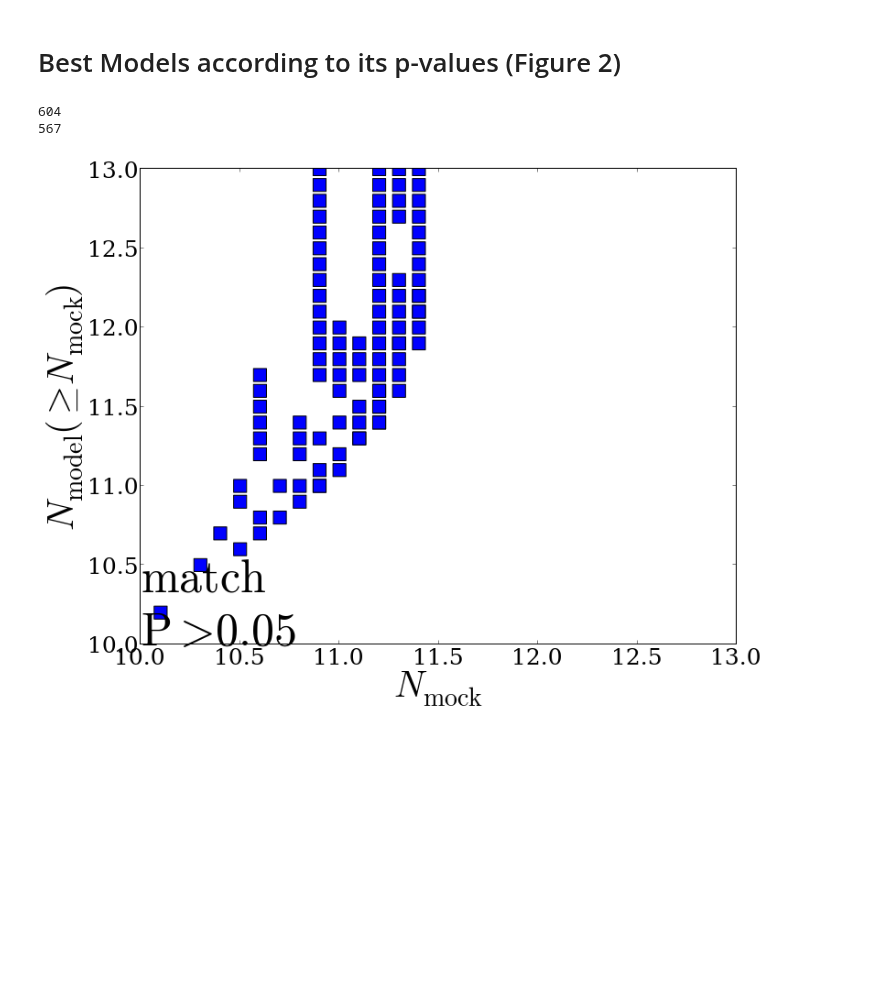
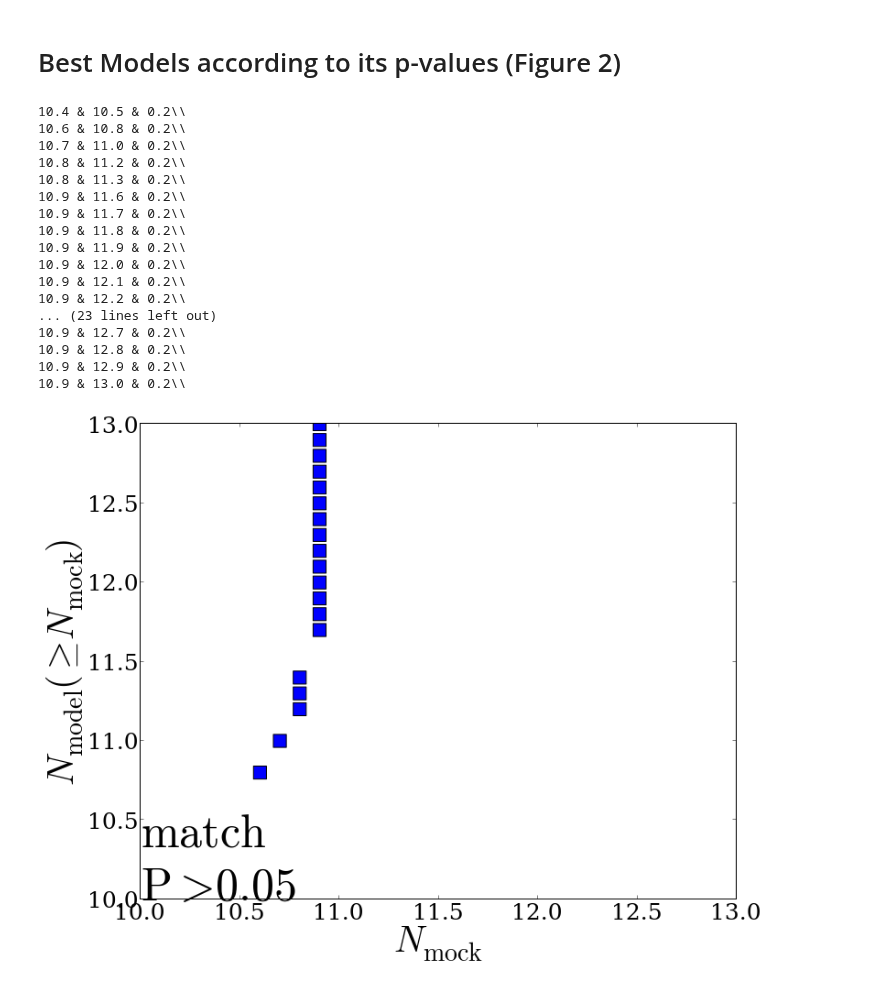
Before and after one commit to forero/CosmicVarianceLAES, a Jupyter notebook: code/paper.ipynb, the cells around one changed output. Cells and saved outputs as stored; diff of their text form; code cells hidden in the pictures; blank space fills up the shorter version.

Commit message:
corrected bug in Figure 2. new data on best models

```diff
--- a/code/paper.ipynb
+++ b/code/paper.ipynb
@@ -386,7 +410,7 @@ def make_figure5(halo_finder, p_threshold=0.05, survey_name='match'):
                     n_models_set = append(n_models_set, size(index))
                     model_id_set = append(model_id_set, model_id)
                     model_id = model_id + 1
-    n_models_set = append(n_models_set, 0)
+    #n_models_set = append(n_models_set, 0)
 
 
     fig = figure(1, figsize=(11.3,9.0))
@@ -416,9 +440,8 @@ def make_figure5(halo_finder, p_threshold=0.05, survey_name='match'):
         label_y.set_family('serif')
 
     n_models = size(n_models_set)
-    print n_models
 #    plot(n_models_set_sorted+0.5, fraction)
-    selected = where(n_models_set==15)
+    selected = where((n_models_set==15) & (f_occ_set==0.2))
     scatter(min_mass_set[selected], max_mass_set[selected],c='b', s=200.0, marker='s')
 
    # tick_lines = floor(linspace(0, max(n_models_set), 10))
@@ -438,36 +461,56 @@ def make_figure5(halo_finder, p_threshold=0.05, survey_name='match'):
     savefig(filename + '.eps',format = 'eps', transparent=True)
     savefig(filename + '.pdf',format = 'pdf', transparent=True)
     savefig(filename + '.png',format = 'png', transparent=True)
+
+    selected=selected[0]
+    n_good = size(selected)
+    for i_good in range(n_good):
+        line = "%.1f & %.1f & %.1f\\\\"%(min_mass_set[selected[i_good]], max_mass_set[selected[i_good]], f_occ_set[selected[i_good]])
+        print line
     return 0
 # %%
 Figure1 = False
 Figure2 = False
 Figure3 = False
 Figure4 = False
 Figure5 = True
 
 
 if Figure1:
     make_figure1()
 
 if Figure2:
     make_figure2('FOF', p_threshold=0.05, survey_name='match')
-    make_figure2('FOF', p_threshold=0.99, survey_name='match')
     make_figure2('FOF', p_threshold=0.05, survey_name='random')
     make_figure2('FOF', p_threshold=0.05, survey_name='full')
 
 if Figure3:
     make_figure3('FOF', p_threshold=0.05, survey_name='random')
     make_figure3('FOF', p_threshold=0.05, survey_name='match')
 
 if Figure4:
     make_figure4('FOF', p_threshold=0.05, survey_name='random')
     make_figure4('FOF', p_threshold=0.05, survey_name='match')
 
 if Figure5:
     make_figure5('FOF', p_threshold=0.05, survey_name='random')
     make_figure5('FOF', p_threshold=0.05, survey_name='match')
 # %% [output]
-604
-567
+10.4 & 10.5 & 0.2\\
+10.6 & 10.8 & 0.2\\
+10.7 & 11.0 & 0.2\\
+10.8 & 11.2 & 0.2\\
+10.8 & 11.3 & 0.2\\
+10.9 & 11.6 & 0.2\\
+10.9 & 11.7 & 0.2\\
+10.9 & 11.8 & 0.2\\
+10.9 & 11.9 & 0.2\\
+10.9 & 12.0 & 0.2\\
+10.9 & 12.1 & 0.2\\
+10.9 & 12.2 & 0.2\\
+... (23 lines left out)
+10.9 & 12.7 & 0.2\\
+10.9 & 12.8 & 0.2\\
+10.9 & 12.9 & 0.2\\
+10.9 & 13.0 & 0.2\\
-[figure, old version]
+[figure, new version]
```
Also changed, not shown: parts of 1 cell of this notebook.
